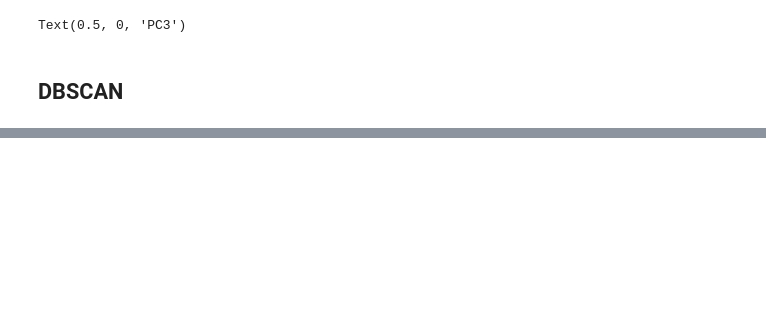
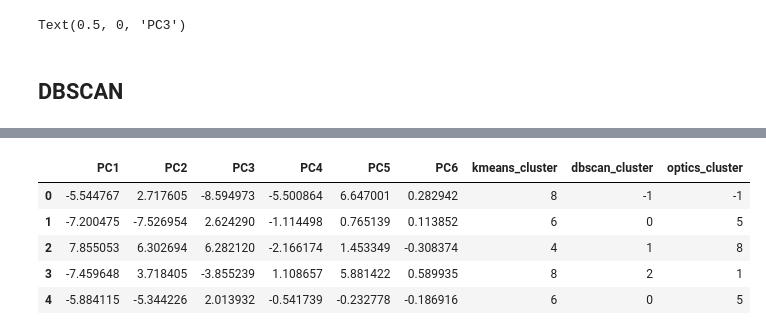
Before and after one commit to BrentonGraham/biomedical-ml-anschutz, a Jupyter notebook: 5. Clustering/Clustering.ipynb, the cells around one changed output, grey strips where cells are left out. Saved outputs shown, nothing was run; the diff lists cells and outputs as text; code cells hidden in the pictures; blank space fills up the shorter version.

```diff
--- a/5. Clustering/Clustering.ipynb
+++ b/5. Clustering/Clustering.ipynb
@@ -230,0 +247,11 @@ Text(0, 0.5, 'Distance')
+# %%
+# Fit model
+dbscan = DBSCAN(eps=2, min_samples=6)
+dbscan.fit(X_reduced)
+
+# Display number of observations assigned to each cluster
+dbscan_labels, dbscan_label_counts = np.unique(dbscan.labels_, return_counts=True)
+pd.DataFrame({
+    "Cluster": dbscan_labels,
+    "Assigned to Cluster (n)": dbscan_label_counts
+})
@@ -230,0 +270,3 @@ Text(0, 0.5, 'Distance')
+# %%
+X_reducedDF['dbscan_cluster'] = dbscan.labels_
+X_reducedDF.head(5)
@@ -230,0 +301,11 @@ Text(0, 0.5, 'Distance')
+# %%
+# Fit model
+optics = OPTICS(cluster_method="dbscan", eps=2, min_samples=6)
+optics.fit(X_reduced)
+
+# Display number of observations assigned to each cluster
+optics_labels, optics_label_counts = np.unique(optics.labels_, return_counts=True)
+pd.DataFrame({
+    "Cluster": optics_labels,
+    "Assigned to Cluster (n)": optics_label_counts
+})
@@ -230,0 +324,10 @@ Text(0, 0.5, 'Distance')
+# %%
+X_reducedDF['optics_cluster'] = optics.labels_
+X_reducedDF.head(5)
+# %% [output]
+|  | PC1 | PC2 | PC3 | PC4 | PC5 | PC6 | kmeans_cluster | dbscan_cluster | optics_cluster |
+| 0 | -5.544767 | 2.717605 | -8.594973 | -5.500864 | 6.647001 | 0.282942 | 8 | -1 | -1 |
+| 1 | -7.200475 | -7.526954 | 2.624290 | -1.114498 | 0.765139 | 0.113852 | 6 | 0 | 5 |
+| 2 | 7.855053 | 6.302694 | 6.282120 | -2.166174 | 1.453349 | -0.308374 | 4 | 1 | 8 |
+| 3 | -7.459648 | 3.718405 | -3.855239 | 1.108657 | 5.881422 | 0.589935 | 8 | 2 | 1 |
+| 4 | -5.884115 | -5.344226 | 2.013932 | -0.541739 | -0.232778 | -0.186916 | 6 | 0 | 5 |
```
Also changed, not shown: parts of 22 cells of this notebook, 1 other file.
